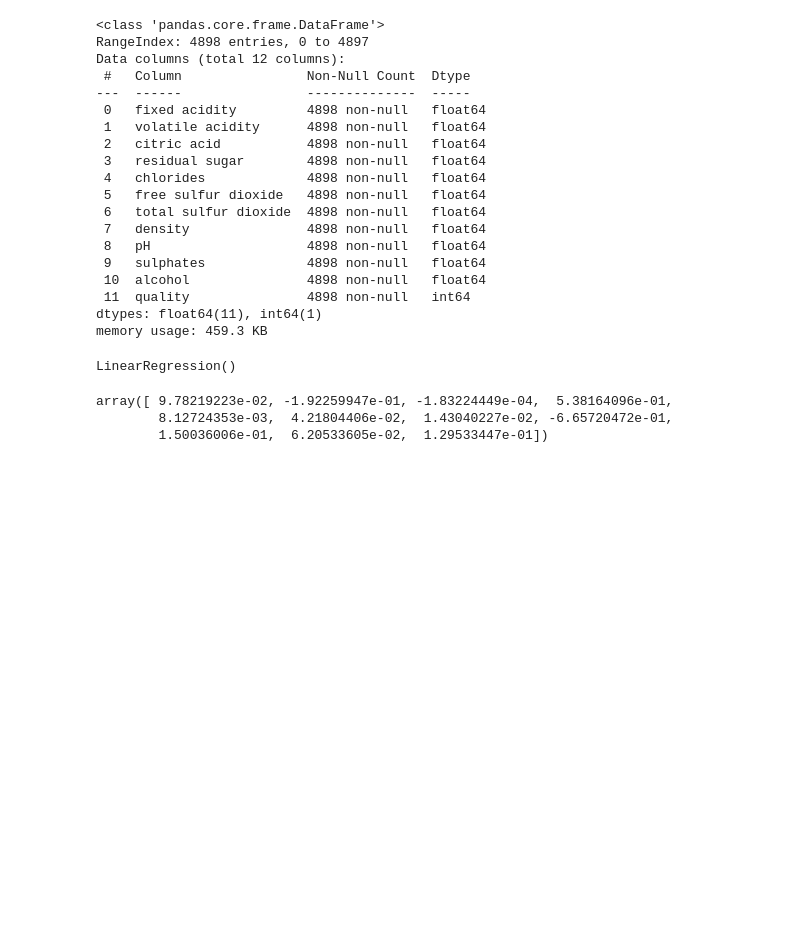
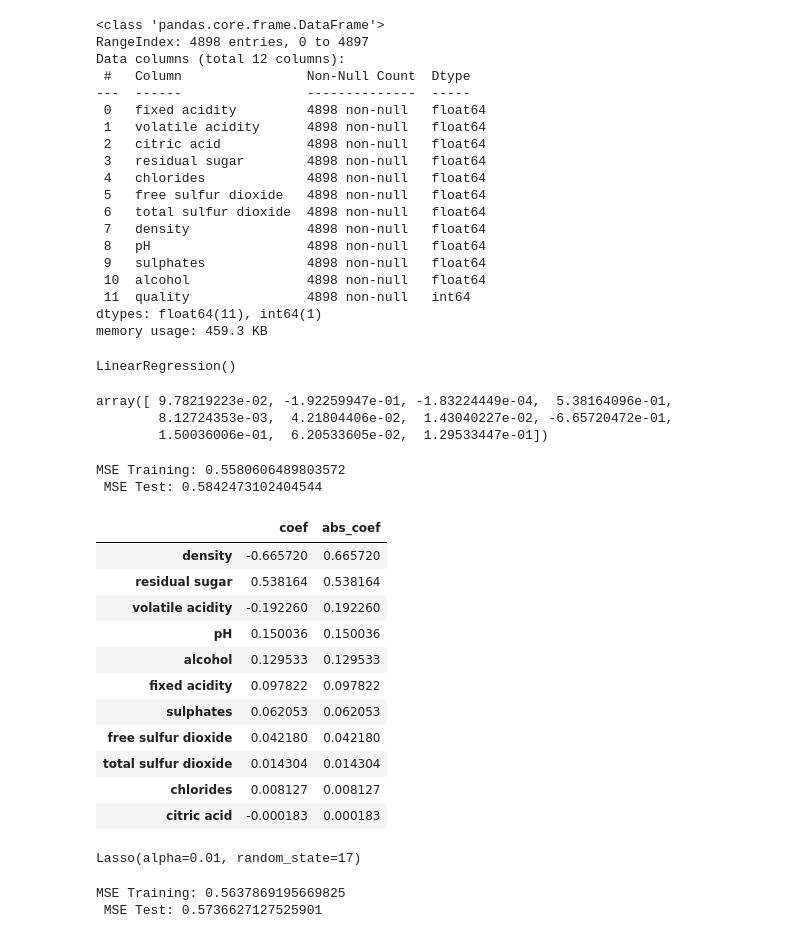
Before and after one commit to sk13g23/MLCourse, a Jupyter notebook: TOpic_4/Assignment_4.ipynb, the cells around one changed output. Drawn from its saved outputs; the diff is of its cells as text; code cells hidden in the pictures; blank space fills up the shorter version.

```diff
--- a/TOpic_4/Assignment_4.ipynb
+++ b/TOpic_4/Assignment_4.ipynb
@@ -68,3 +68,40 @@ linreg.coef_
 array([ 9.78219223e-02, -1.92259947e-01, -1.83224449e-04,  5.38164096e-01,
         8.12724353e-03,  4.21804406e-02,  1.43040227e-02, -6.65720472e-01,
         1.50036006e-01,  6.20533605e-02,  1.29533447e-01])
+# %%
+print("MSE Training:",mean_squared_error(linreg.predict(X_train_scaled), y_train),"\n" ,"MSE Test:",mean_squared_error(linreg.predict(X_test_scaled), y_test))
+# %% [output]
+MSE Training: 0.5580606489803572
+ MSE Test: 0.5842473102404544
+# %%
+linreg_coef = pd.DataFrame(linreg.coef_ , index = X.columns , columns=["coef"])
+
+linreg_coef["abs_coef"] = np.abs(linreg_coef["coef"])
+
+linreg_coef = linreg_coef.sort_values("abs_coef", ascending=False)
+
+linreg_coef
+# %% [output]
+|  | coef | abs_coef |
+| density | -0.665720 | 0.665720 |
+| residual sugar | 0.538164 | 0.538164 |
+| volatile acidity | -0.192260 | 0.192260 |
+| pH | 0.150036 | 0.150036 |
+| alcohol | 0.129533 | 0.129533 |
+| fixed acidity | 0.097822 | 0.097822 |
+| sulphates | 0.062053 | 0.062053 |
+| free sulfur dioxide | 0.042180 | 0.042180 |
+| total sulfur dioxide | 0.014304 | 0.014304 |
+| chlorides | 0.008127 | 0.008127 |
+| citric acid | -0.000183 | 0.000183 |
+# %%
+lasso1 = Lasso(alpha = 0.01 , random_state = 17)
+
+lasso1.fit(X_train_scaled , y_train)
+# %% [output]
+Lasso(alpha=0.01, random_state=17)
+# %%
+print("MSE Training:",mean_squared_error(lasso1.predict(X_train_scaled), y_train),"\n" ,"MSE Test:",mean_squared_error(lasso1.predict(X_test_scaled), y_test))
+# %% [output]
+MSE Training: 0.5637869195669825
+ MSE Test: 0.5736627127525901
```
Also changed, not shown: parts of 13 cells of this notebook.
